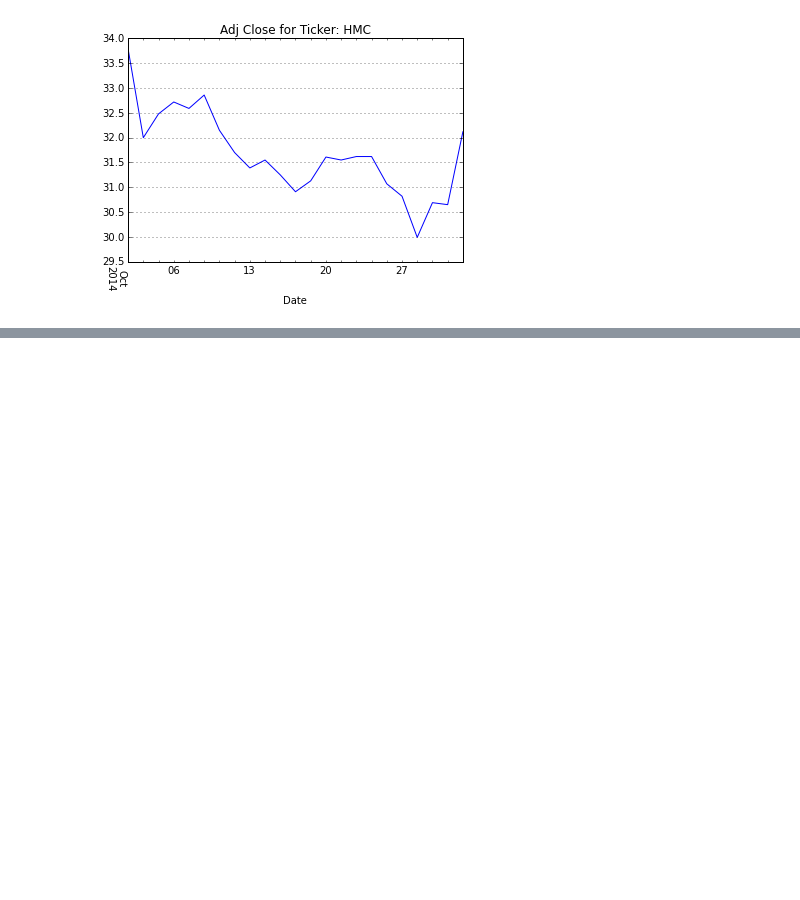
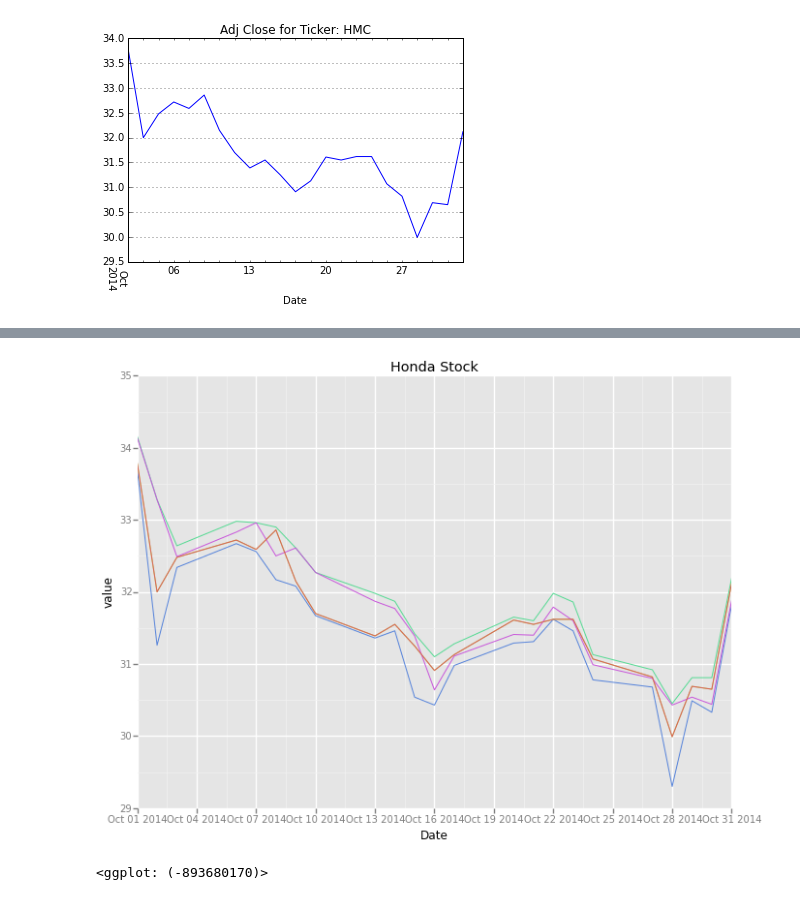
Before and after one commit to Ebotto1/ipython_notebooks, a Jupyter notebook: pandas/Yahoo_Stock_Data.ipynb, the cells around one changed output, grey strips where cells are left out. Saved outputs shown, nothing was run; the diff lists cells and outputs as text; code cells hidden in the pictures; blank space fills up the shorter version.

```diff
--- a/pandas/Yahoo_Stock_Data.ipynb
+++ b/pandas/Yahoo_Stock_Data.ipynb
@@ -17,0 +59,2 @@ show()
+# %%
+df_long = pd.melt(df, id_vars=['Date'])
@@ -17,0 +82,5 @@ show()
+# %%
+ggplot(df_long, aes(x='Date', y='value', colour='variable')) + geom_line() + ggtitle('Honda Stock')
+# %% [output]
+[figure, added]
+<ggplot: (-893680170)>
```
Also changed, not shown: parts of 7 cells of this notebook.
